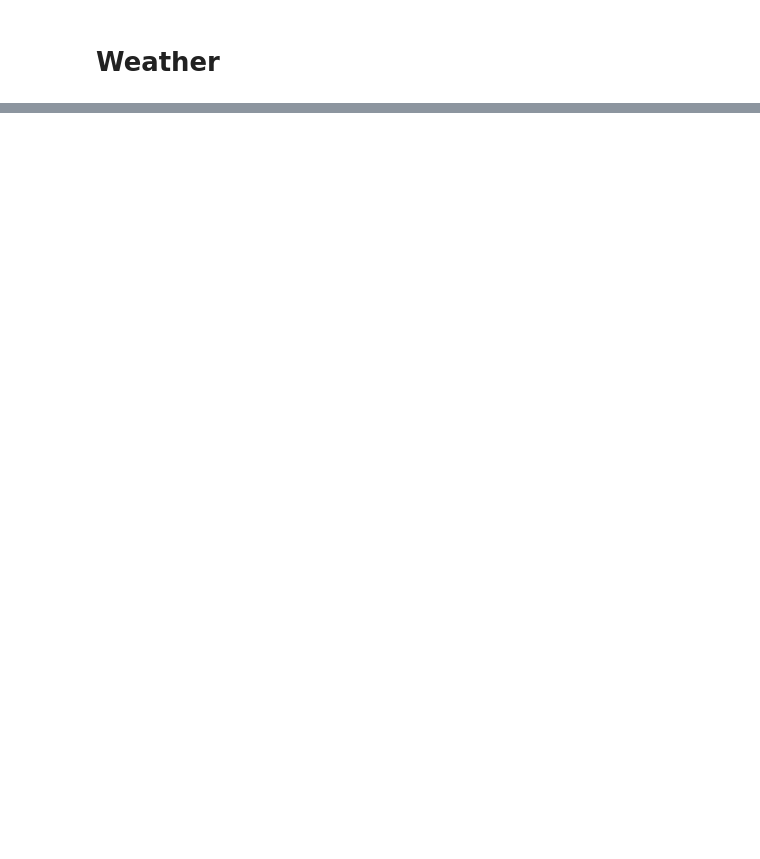
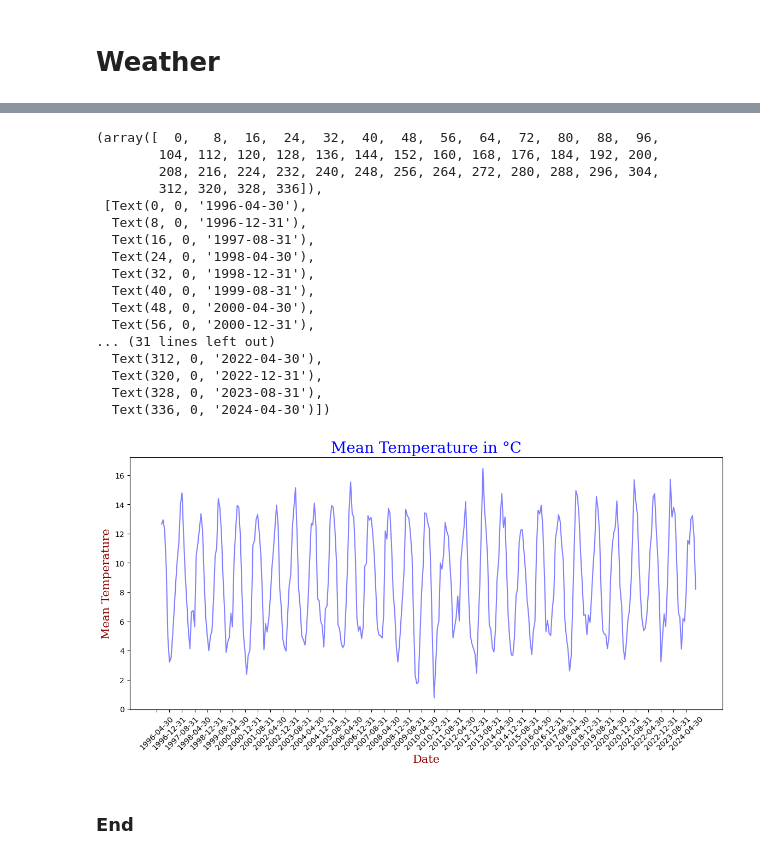
Before and after one commit to MikeCurleyCoosan/PFDA, a Jupyter notebook: PFDA_assignments/assignment06_weather.ipynb, the cells around one changed output, grey strips where cells are left out. Saved outputs shown, nothing was run; the diff lists cells and outputs as text; code cells hidden in the pictures; blank space fills up the shorter version.

```diff
--- a/PFDA_assignments/assignment06_weather.ipynb
+++ b/PFDA_assignments/assignment06_weather.ipynb
@@ -21,0 +133,45 @@ df.head()
+# %%
+#Calculate the mean temperature for each month.
+#We can use the resample method to calculate the mean temperature for each month
+#The 'M' parameter is used to specify that we want to resample the data by month
+meantemp_mounthly = df['Temperature (°C)'].resample('M').mean()
+
+#Plot the mean temperature data
+fig, ax = plt.subplots(figsize=(14, 6))
+
+#Set the colors for the pie chart.
+colors = ['blue', 'green', 'red']
+
+#Set the font for the x and y axis labels and the title
+font1 = {'family':'serif','color':'blue','size':20}
+font2 = {'family':'serif','color':'darkred','size':15}
+
+#Plot the mean temperature data
+ax.plot(meantemp_mounthly.index.astype(str), meantemp_mounthly, color='blue', alpha=0.5)
+ax.set_title('Mean Temperature in °C', fontdict = font1)
+ax.set_xlabel('Date', fontdict = font2)
+ax.set_ylabel('Mean Temperature', fontdict = font2)
+#Set the x-axis to show only every 6th month
+ax.set_xticks(ax.get_xticks()[::8])
+plt.xticks(rotation=45)
+# %% [output]
+(array([  0,   8,  16,  24,  32,  40,  48,  56,  64,  72,  80,  88,  96,
+        104, 112, 120, 128, 136, 144, 152, 160, 168, 176, 184, 192, 200,
+        208, 216, 224, 232, 240, 248, 256, 264, 272, 280, 288, 296, 304,
+        312, 320, 328, 336]),
+ [Text(0, 0, '1996-04-30'),
+  Text(8, 0, '1996-12-31'),
+  Text(16, 0, '1997-08-31'),
+  Text(24, 0, '1998-04-30'),
+  Text(32, 0, '1998-12-31'),
+  Text(40, 0, '1999-08-31'),
+  Text(48, 0, '2000-04-30'),
+  Text(56, 0, '2000-12-31'),
+... (31 lines left out)
+  Text(312, 0, '2022-04-30'),
+  Text(320, 0, '2022-12-31'),
+  Text(328, 0, '2023-08-31'),
+  Text(336, 0, '2024-04-30')])
+[figure, added]
+# %% [markdown]
+### End
```
Also changed, not shown: parts of 8 cells of this notebook, 4 other files.
